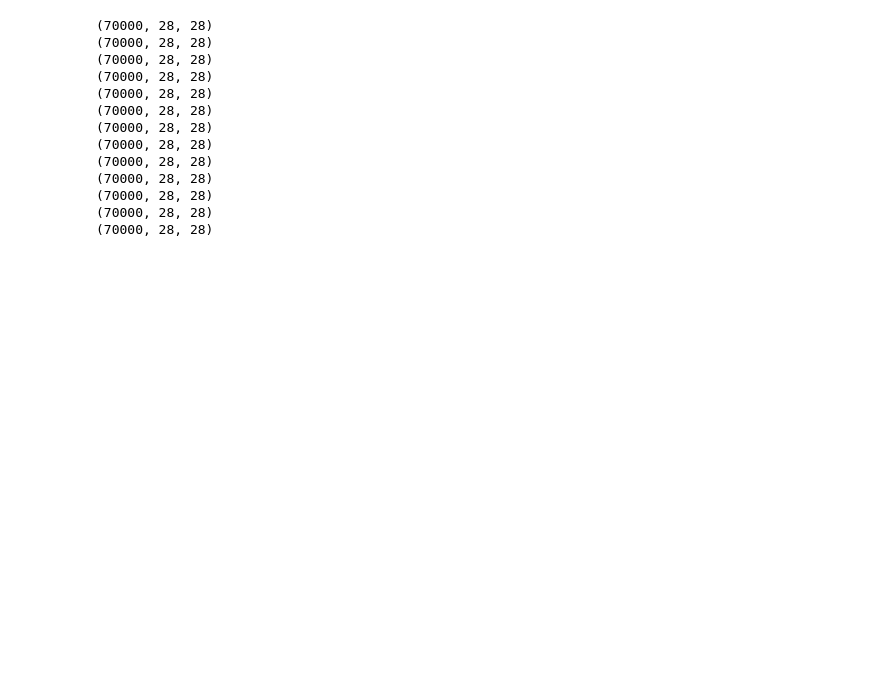
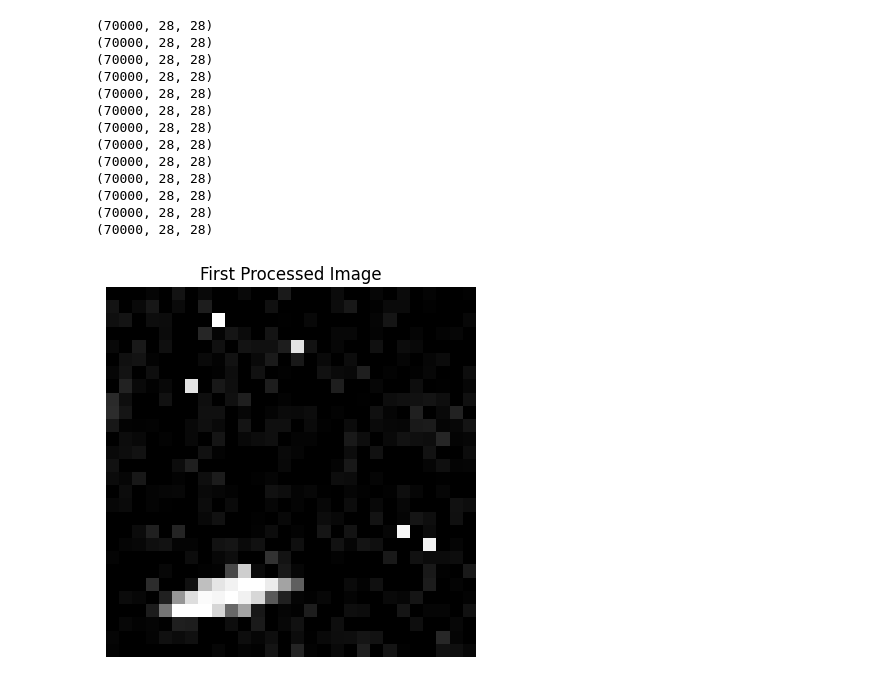
Before and after one commit to wavid-b/Image_inpainting_2025, a Jupyter notebook: add_noise.ipynb, the cells around one changed output. Drawn from its saved outputs; the diff is of its cells as text; code cells hidden in the pictures; blank space fills up the shorter version.

```diff
--- a/add_noise.ipynb
+++ b/add_noise.ipynb
@@ -73,3 +73,11 @@ for i in range(10, 71, 5):
 (70000, 28, 28)
 (70000, 28, 28)
 (70000, 28, 28)
+# %%
+current_obj = np.load('mnist_noisy/mnist_50.npy')
+plt.imshow(current_obj[0], cmap='gray')  # Use 'gray' for grayscale images
+plt.title('First Processed Image')
+plt.axis('off')  # Turn off the axis
+plt.show()
+# %% [output]
+[figure, added]
```
Also changed, not shown: parts of 1 cell of this notebook, 13 other files.
